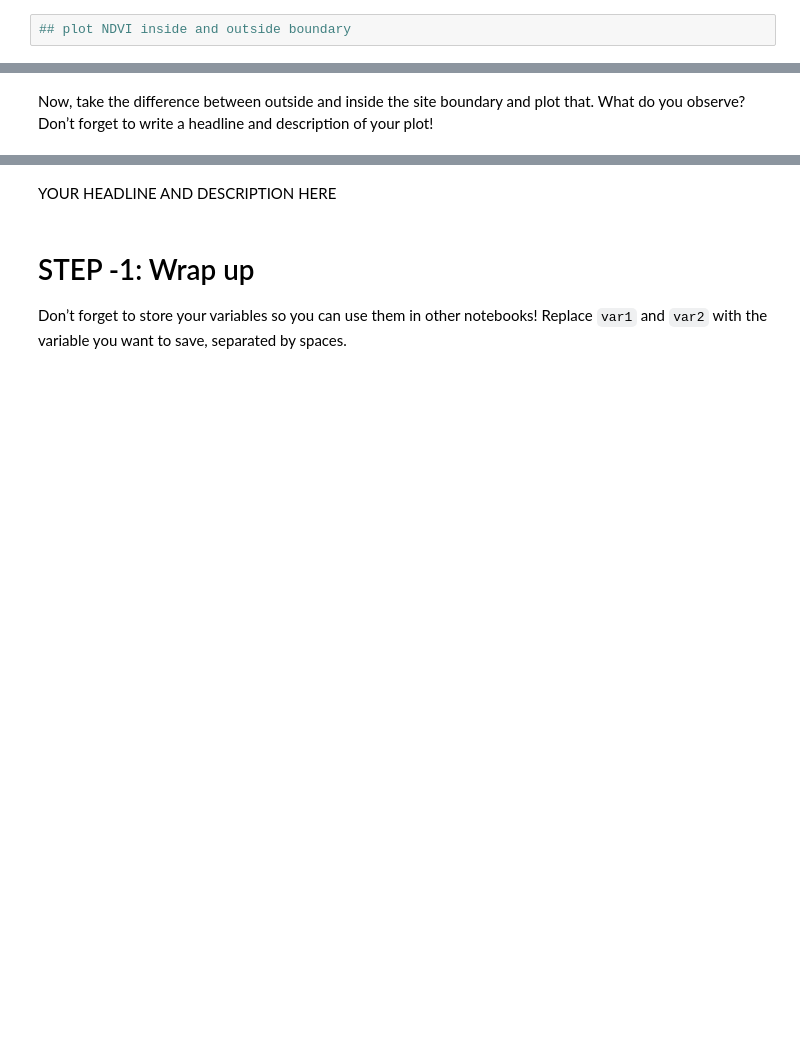
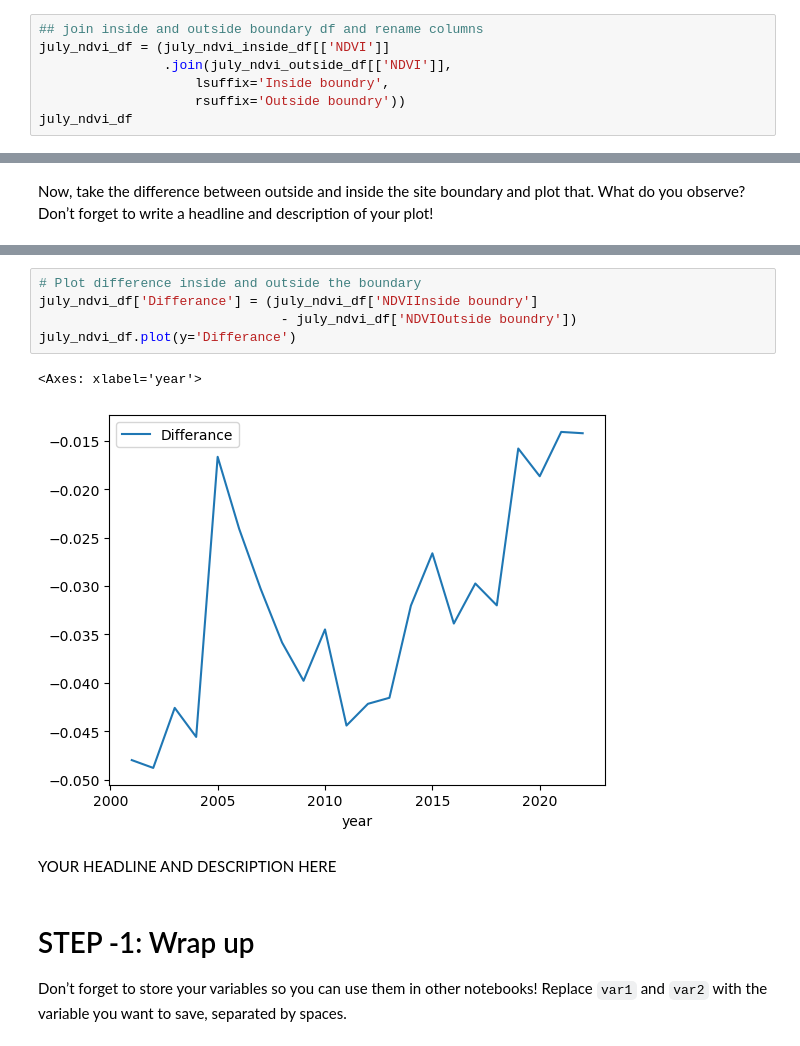
Before and after one commit to earthlab-education/04-vegetation-ryme1295, a Jupyter notebook: notebooks/vegetation-04-summarize.ipynb, the cells around one changed output, grey strips where cells are left out. Saved outputs shown, nothing was run; the diff lists cells and outputs as text; blank space fills up the shorter version.

```diff
--- a/notebooks/vegetation-04-summarize.ipynb
+++ b/notebooks/vegetation-04-summarize.ipynb
@@ -208,4 +208,9 @@ year
 2004     1            0  0.221753
 2005     1            0  0.255275
 # %%
-## plot NDVI inside and outside boundary
+## join inside and outside boundary df and rename columns
+july_ndvi_df = (july_ndvi_inside_df[['NDVI']]
+                .join(july_ndvi_outside_df[['NDVI']],
+                    lsuffix='Inside boundry',
+                    rsuffix='Outside boundry'))
+july_ndvi_df
@@ -218,3 +245,11 @@ description of your plot!
+# %%
+# Plot difference inside and outside the boundary
+july_ndvi_df['Differance'] = (july_ndvi_df['NDVIInside boundry']
+                               - july_ndvi_df['NDVIOutside boundry'])
+july_ndvi_df.plot(y='Differance')
+# %% [output]
+<Axes: xlabel='year'>
+[figure, added]
 # %% [markdown]
 YOUR HEADLINE AND DESCRIPTION HERE
 # %% [markdown]
```
Also changed, not shown: parts of 3 cells of this notebook.
